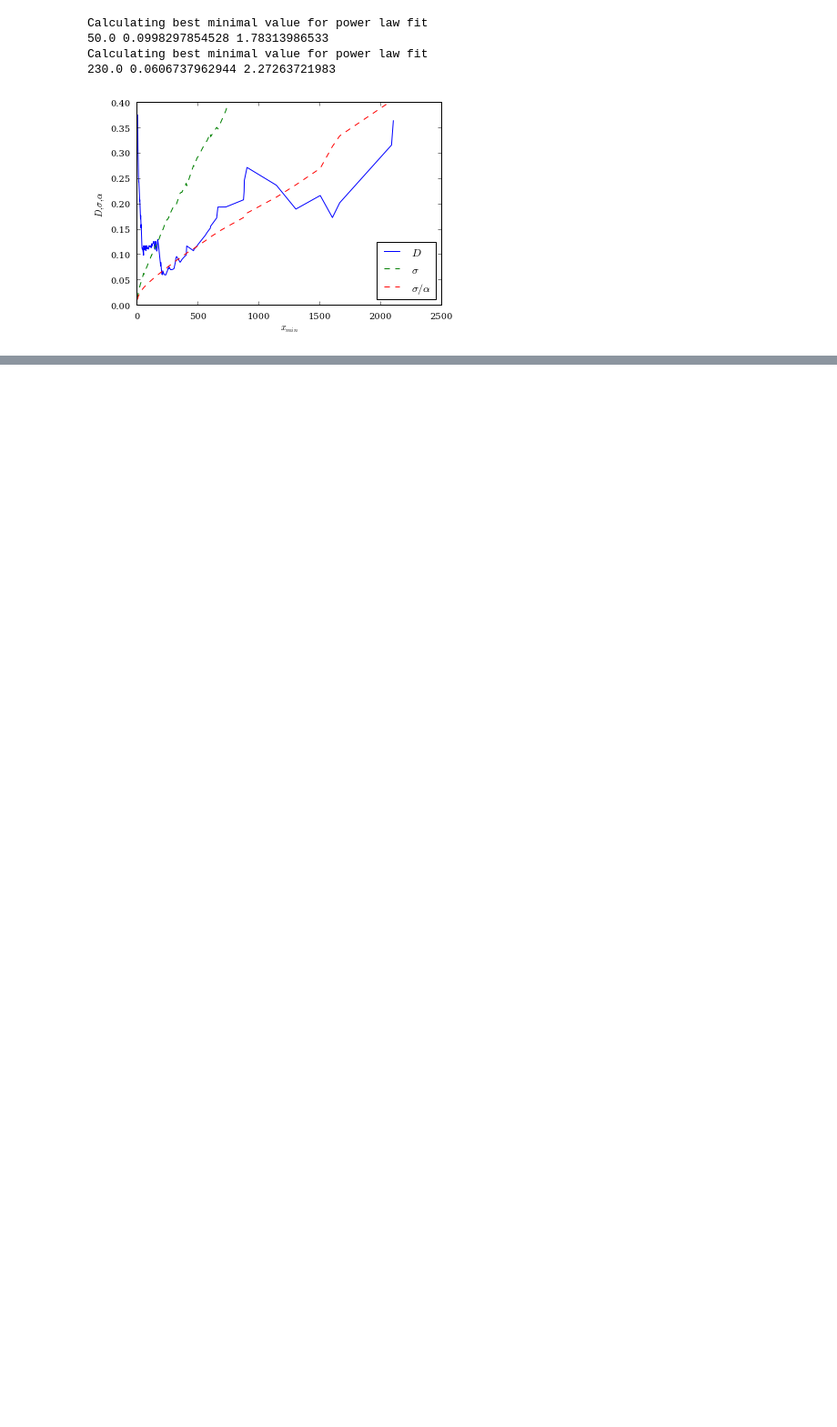
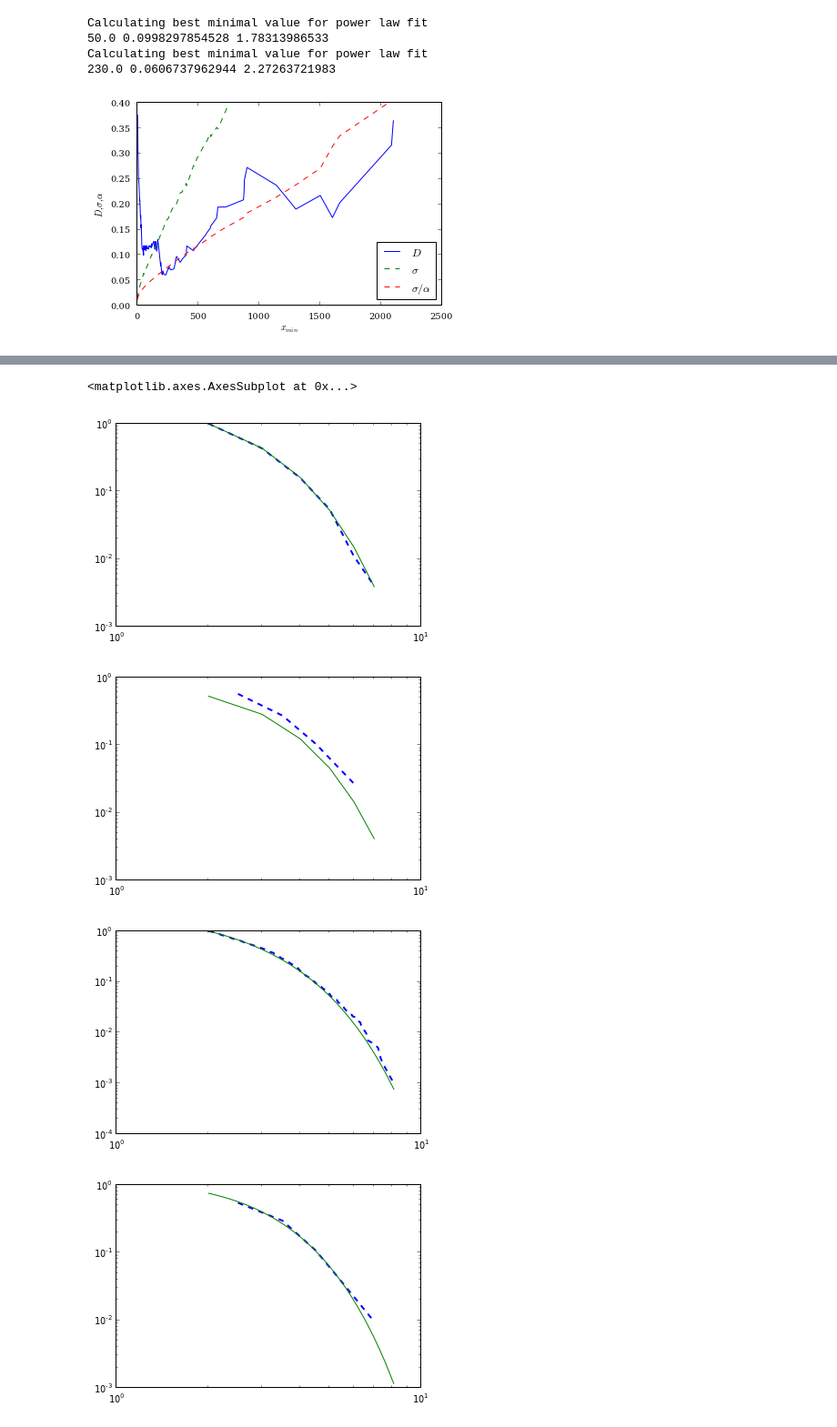
Before and after one commit to jeffalstott/powerlaw, a Jupyter notebook: manuscript/Manuscript_Code.ipynb, the cells around one changed output, grey strips where cells are left out. Shown at 91% size. Saved outputs shown, nothing was run; the diff lists cells and outputs as text; code cells hidden in the pictures; blank space fills up the shorter version.

```diff
--- a/manuscript/Manuscript_Code.ipynb
+++ b/manuscript/Manuscript_Code.ipynb
@@ -396,0 +713,27 @@ No valid fits found.
+# %%
+param = [.5, 1.5]
+dist = powerlaw.Streched_Exponential
+theoretical_dist = dist(xmin=2.0, parameters=param,discrete=True)
+
+simulated_data = theoretical_dist.generate_random(1000)
+powerlaw.plot_ccdf(simulated_data, linewidth=2, linestyle='--')
+theoretical_dist.plot_ccdf(simulated_data)
+figure()
+powerlaw.plot_pdf(simulated_data, linewidth=2, linestyle='--')
+theoretical_dist.plot_pdf(simulated_data)
+
+theoretical_dist = dist(xmin=2.0, parameters=param,discrete=False)
+
+figure()
+simulated_data = theoretical_dist.generate_random(1000)
+powerlaw.plot_ccdf(simulated_data, linewidth=2, linestyle='--')
+theoretical_dist.plot_ccdf(simulated_data)
+figure()
+powerlaw.plot_pdf(simulated_data, linewidth=2, linestyle='--')
+theoretical_dist.plot_pdf(simulated_data)
+# %% [output]
+<matplotlib.axes.AxesSubplot at 0x...>
+[figure, added]
+[figure, added]
+[figure, added]
+[figure, added]
```
Also changed, not shown: parts of 49 cells of this notebook.
